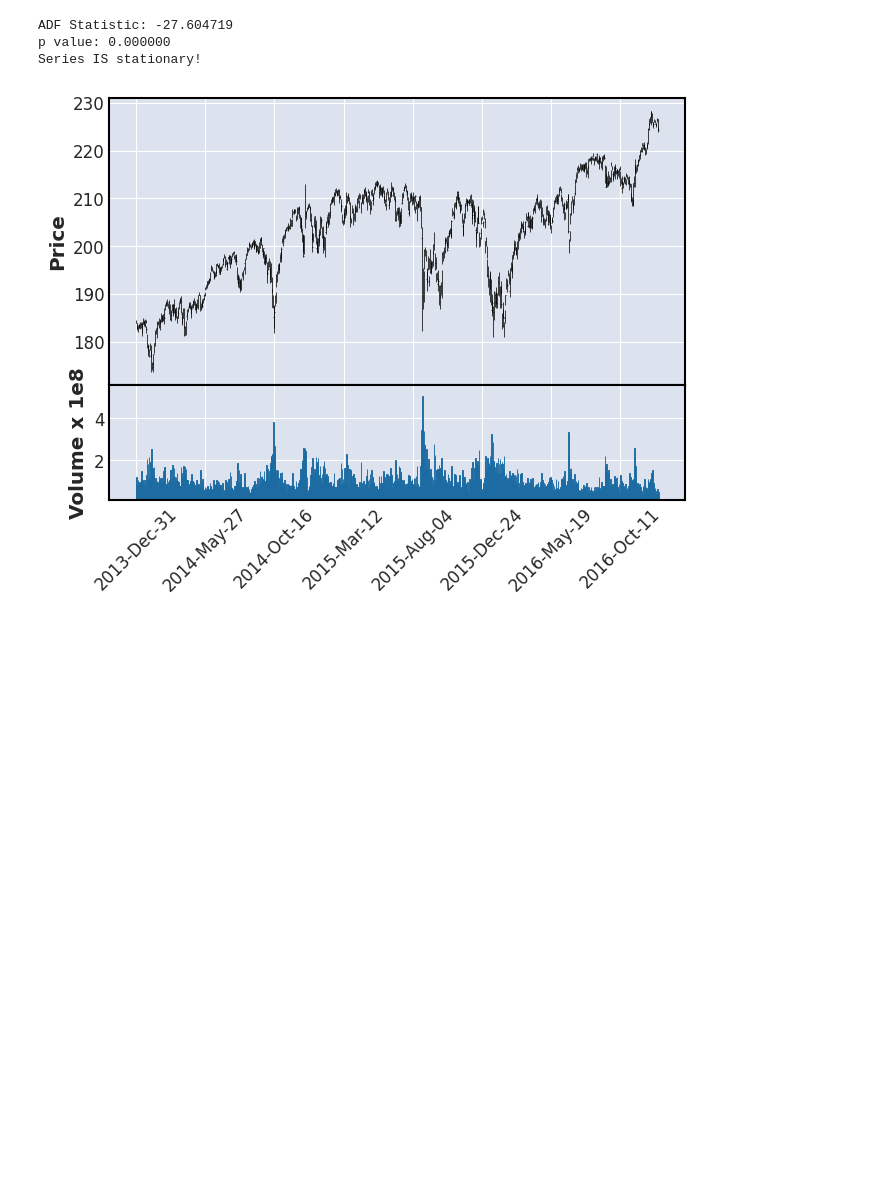
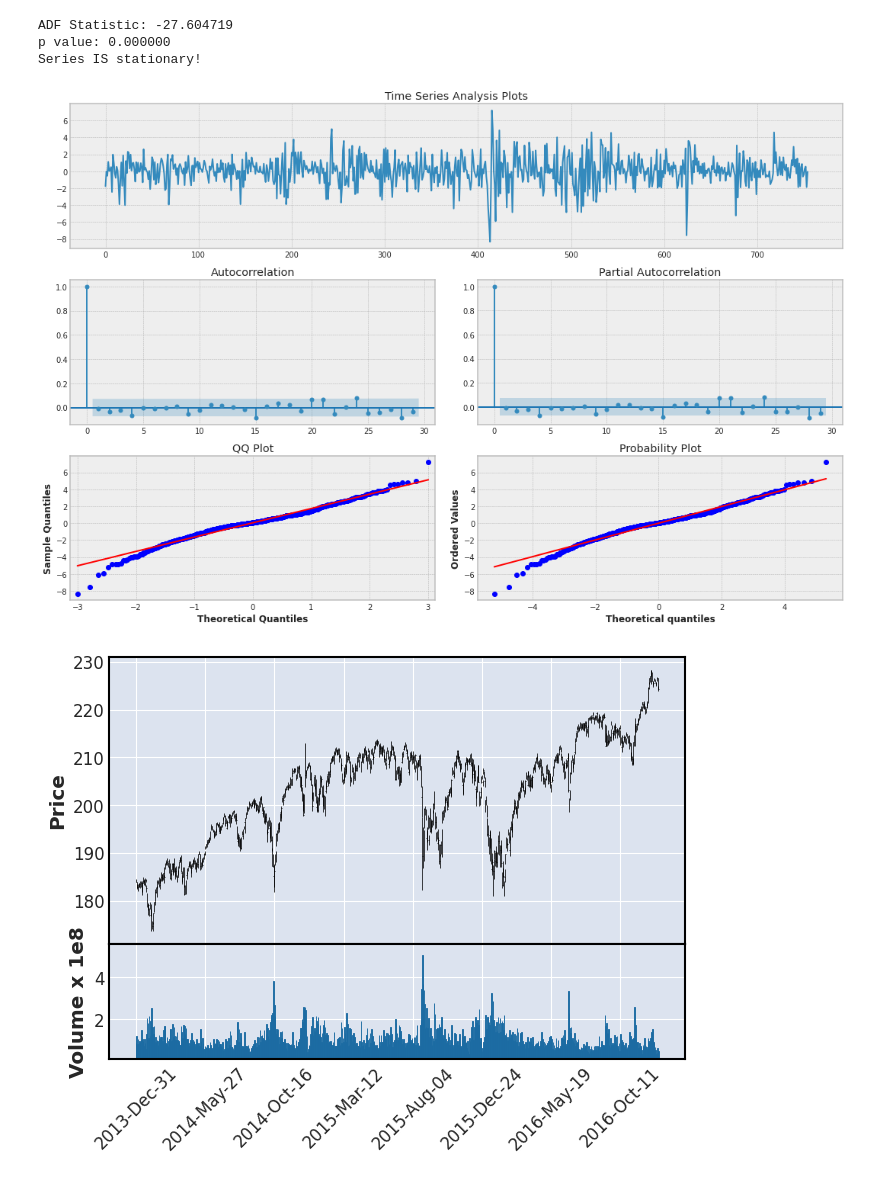
Before and after one commit to Rhizii/CHAPs, a Jupyter notebook: acf_pacf.ipynb, the cells around one changed output. Drawn from its saved outputs; the diff is of its cells as text; code cells hidden in the pictures; blank space fills up the shorter version.

```diff
--- a/acf_pacf.ipynb
+++ b/acf_pacf.ipynb
@@ -85,6 +85,10 @@ run_adf_test(np.diff(train["Close"]))
 ADF Statistic: -27.604719
 p value: 0.000000
 Series IS stationary!
+# %%
+tsa_plots(np.diff(train["Close"]))
+# %% [output]
+[figure, added]
 # %%
 mpf.plot(train, volume = True)
 # %% [output]
```
Also changed, not shown: parts of 5 cells of this notebook.
